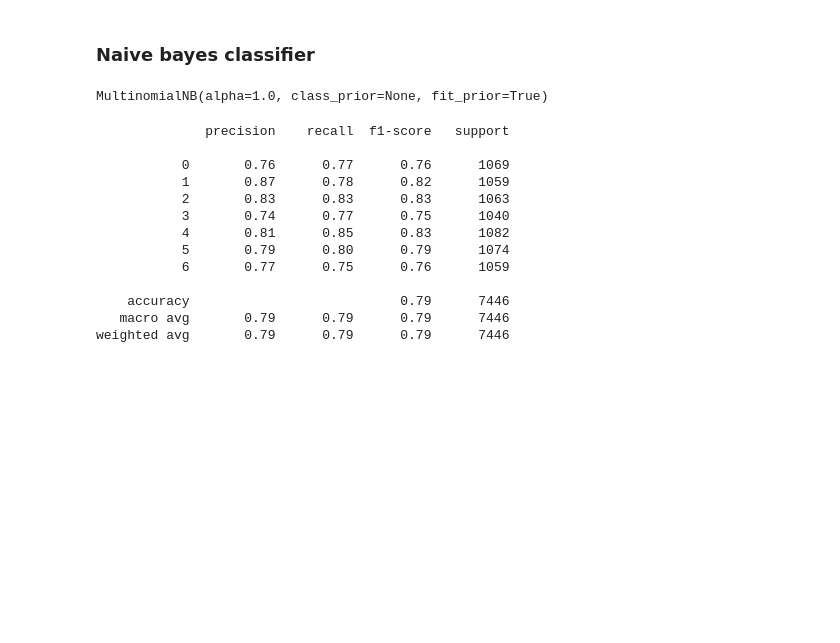
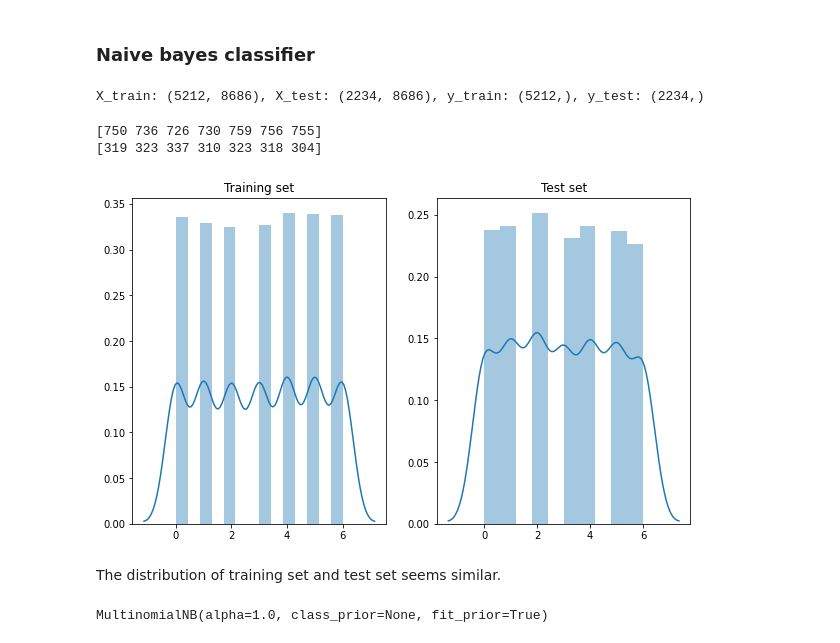
Before and after one commit to nbnbhattarai/emotion-detection-system, a Jupyter notebook: notebooks/2_0_base_model_experimentation_naive_bayes.ipynb, the cells around one changed output. Cells and saved outputs as stored; diff of their text form; code cells hidden in the pictures; blank space fills up the shorter version.

Commit message:
Split train/validation set in the experiment

```diff
--- a/notebooks/2_0_base_model_experimentation_naive_bayes.ipynb
+++ b/notebooks/2_0_base_model_experimentation_naive_bayes.ipynb
@@ -131,6 +127,29 @@ from sklearn.naive_bayes import MultinomialNB
+# %%
+X_train, X_test, y_train, y_test = train_test_split(X_tr, y_tr, test_size=0.3, shuffle=True)
+
+print(f'X_train: {X_train.shape}, X_test: {X_test.shape}, y_train: {y_train.shape}, y_test: {y_test.shape}')
+# %% [output]
+X_train: (5212, 8686), X_test: (2234, 8686), y_train: (5212,), y_test: (2234,)
+# %%
+plt.figure(figsize=(10, 6))
+
+plt.subplot(1, 2, 1)
+sns.distplot(y_train)
+plt.title('Training set')
+
+plt.subplot(1, 2, 2)
+sns.distplot(y_test)
+plt.title('Test set')
+print(np.bincount(y_train))
+print(np.bincount(y_test))
+# %% [output]
+[750 736 726 730 759 756 755]
+[319 323 337 310 323 318 304]
+[figure, added]
+# %% [markdown]
+The distribution of training set and test set seems similar.
 # %%
 multi_nb = MultinomialNB()
+multi_nb.fit(X_train, y_train)
+# %% [output]
+MultinomialNB(alpha=1.0, class_prior=None, fit_prior=True)
-# %%
-multi_nb.fit(X_tr, y_tr)
-# %% [output]
-MultinomialNB(alpha=1.0, class_prior=None, fit_prior=True)
@@ -139,18 +155,0 @@ y_pred = multi_nb.predict(X_tr)
-# %%
-from sklearn.metrics import classification_report
-
-print(classification_report(y_tr, y_pred))
-# %% [output]
-              precision    recall  f1-score   support
-
-           0       0.76      0.77      0.76      1069
-           1       0.87      0.78      0.82      1059
-           2       0.83      0.83      0.83      1063
-           3       0.74      0.77      0.75      1040
-           4       0.81      0.85      0.83      1082
-           5       0.79      0.80      0.79      1074
-           6       0.77      0.75      0.76      1059
-
-    accuracy                           0.79      7446
-   macro avg       0.79      0.79      0.79      7446
-weighted avg       0.79      0.79      0.79      7446
```
Also changed, not shown: parts of 8 cells of this notebook.
